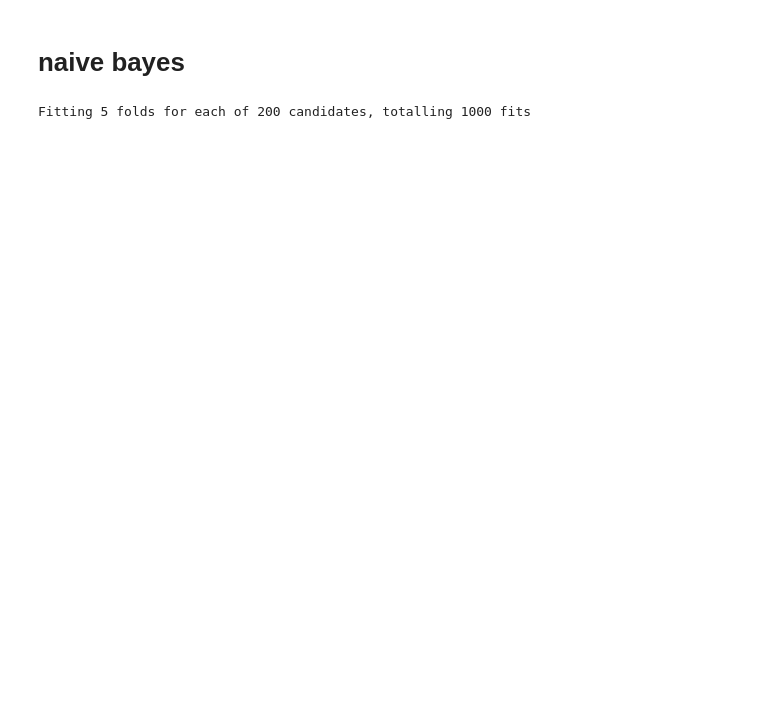
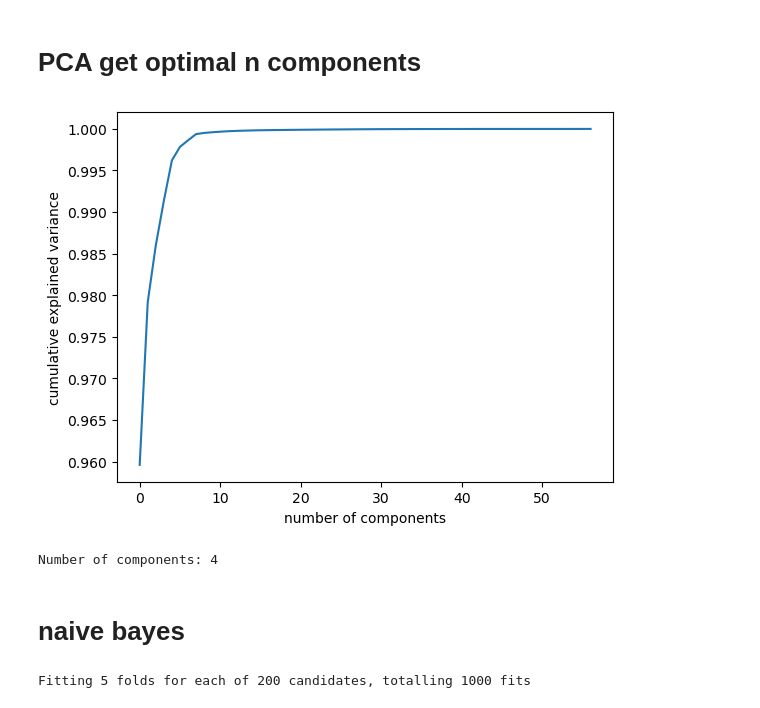
Before and after one commit to bassem931/Assignment-1, a Jupyter notebook: classification project/final/2014_classification.ipynb, the cells around one changed output. Saved outputs shown, nothing was run; the diff lists cells and outputs as text; code cells hidden in the pictures; blank space fills up the shorter version.

```diff
--- a/classification project/final/2014_classification.ipynb
+++ b/classification project/final/2014_classification.ipynb
@@ -1,3 +1,32 @@
+# %% [markdown]
+# PCA get optimal n components
+# %%
+# pca try
+from matplotlib import pyplot as plt
+from sklearn.decomposition import PCA
+import pandas as pd
+import numpy as np
+
+# Load the dataset
+df= pd.read_csv('clean_2014.csv',index_col=0)
+
+# Split the data into features and target
+X = df.drop(['accident_severity_encoding','accident_index'], axis=1)
+
+pca = PCA()
+pca.fit(X)
+plt.plot(np.cumsum(pca.explained_variance_ratio_))
+plt.xlabel('number of components')
+plt.ylabel('cumulative explained variance')
+plt.show()
+# Create a PCA model with n_components equal to 0.99
+pca = PCA(n_components=0.99)
+pca.fit(X)
+# Print the corresponding number of components
+print("Number of components:", pca.n_components_)
+# %% [output]
+[figure, added]
+Number of components: 4
 # %% [markdown]
 # naive bayes
 # %%
```
Also changed, not shown: parts of 12 cells of this notebook, 4 other files.
